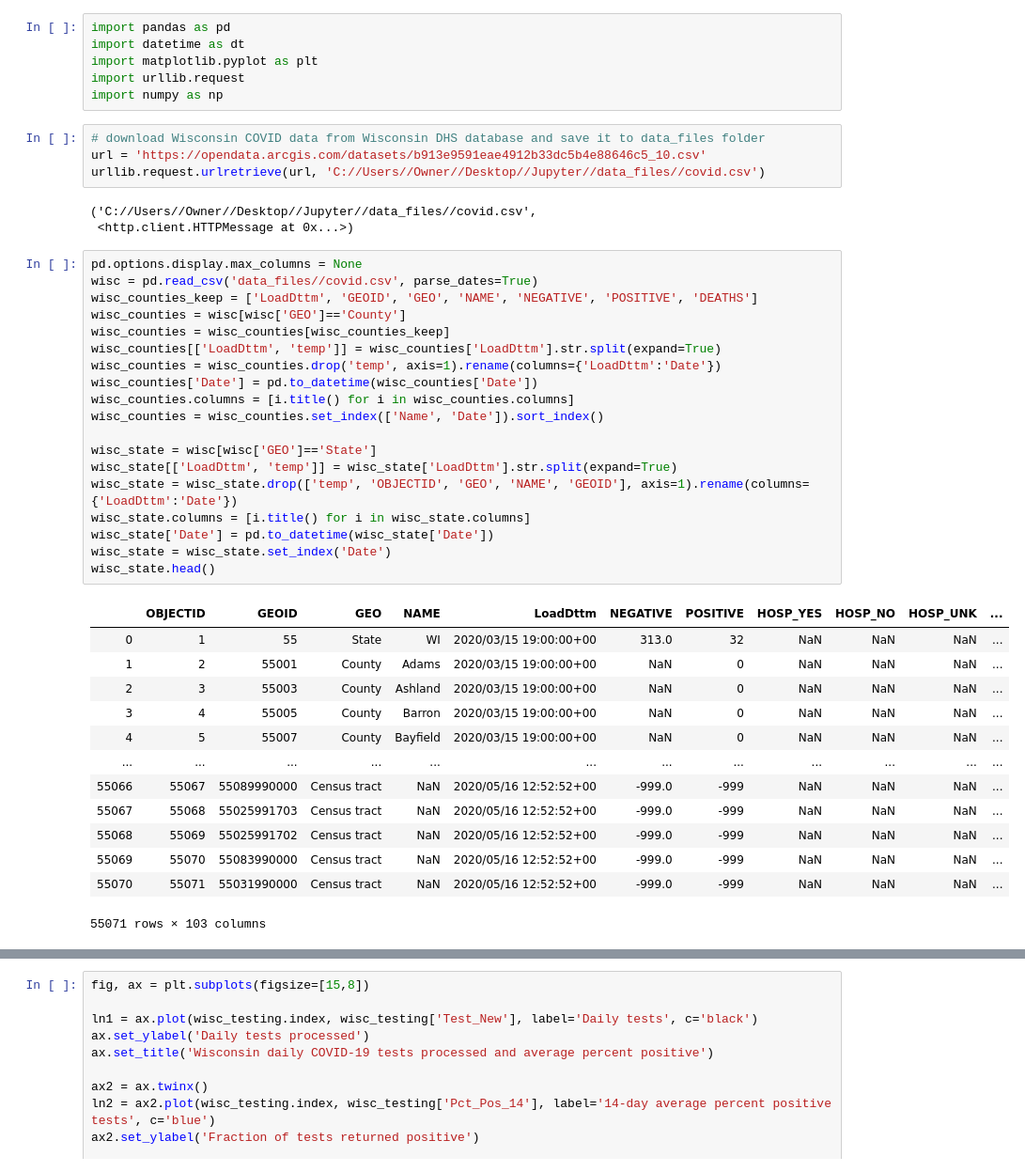
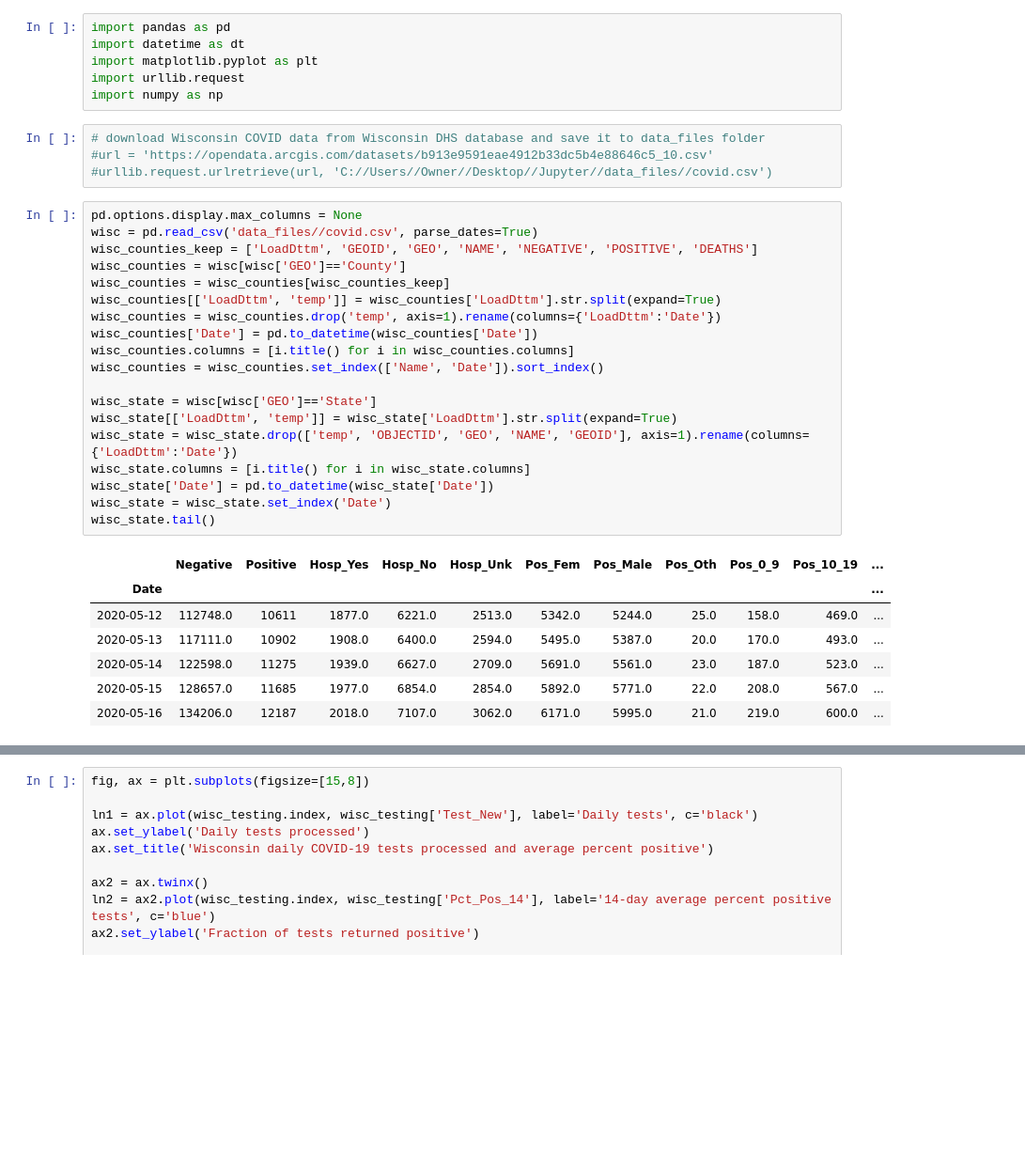
Before and after one commit to jacksonrhelf/data-projects, a Jupyter notebook: Wisconsin COVID/Covid.ipynb, the cells around one changed output, grey strips where cells are left out. Shown at 94% size. Cells and saved outputs as stored; diff of their text form; blank space fills up the shorter version.

```diff
--- a/Wisconsin COVID/Covid.ipynb
+++ b/Wisconsin COVID/Covid.ipynb
@@ -6,44 +6,35 @@ import urllib.request
 import numpy as np
 # %%
 # download Wisconsin COVID data from Wisconsin DHS database and save it to data_files folder
-url = 'https://opendata.arcgis.com/datasets/b913e9591eae4912b33dc5b4e88646c5_10.csv'
-urllib.request.urlretrieve(url, 'C://Users//Owner//Desktop//Jupyter//data_files//covid.csv')
+#url = 'https://opendata.arcgis.com/datasets/b913e9591eae4912b33dc5b4e88646c5_10.csv'
+#urllib.request.urlretrieve(url, 'C://Users//Owner//Desktop//Jupyter//data_files//covid.csv')
-# %% [output]
-('C://Users//Owner//Desktop//Jupyter//data_files//covid.csv',
- <http.client.HTTPMessage at 0x...>)
 # %%
 pd.options.display.max_columns = None
 wisc = pd.read_csv('data_files//covid.csv', parse_dates=True)
 wisc_counties_keep = ['LoadDttm', 'GEOID', 'GEO', 'NAME', 'NEGATIVE', 'POSITIVE', 'DEATHS']
 wisc_counties = wisc[wisc['GEO']=='County']
 wisc_counties = wisc_counties[wisc_counties_keep]
 wisc_counties[['LoadDttm', 'temp']] = wisc_counties['LoadDttm'].str.split(expand=True)
 wisc_counties = wisc_counties.drop('temp', axis=1).rename(columns={'LoadDttm':'Date'})
 wisc_counties['Date'] = pd.to_datetime(wisc_counties['Date'])
 wisc_counties.columns = [i.title() for i in wisc_counties.columns]
 wisc_counties = wisc_counties.set_index(['Name', 'Date']).sort_index()
 
 wisc_state = wisc[wisc['GEO']=='State']
 wisc_state[['LoadDttm', 'temp']] = wisc_state['LoadDttm'].str.split(expand=True)
 wisc_state = wisc_state.drop(['temp', 'OBJECTID', 'GEO', 'NAME', 'GEOID'], axis=1).rename(columns={'LoadDttm':'Date'})
 wisc_state.columns = [i.title() for i in wisc_state.columns]
 wisc_state['Date'] = pd.to_datetime(wisc_state['Date'])
 wisc_state = wisc_state.set_index('Date')
-wisc_state.head()
+wisc_state.tail()
 # %% [output]
-|  | OBJECTID | GEOID | GEO | NAME | LoadDttm | NEGATIVE | POSITIVE | HOSP_YES | HOSP_NO | HOSP_UNK | ... |
-| 0 | 1 | 55 | State | WI | 2020/03/15 19:00:00+00 | 313.0 | 32 | NaN | NaN | NaN | ... |
-| 1 | 2 | 55001 | County | Adams | 2020/03/15 19:00:00+00 | NaN | 0 | NaN | NaN | NaN | ... |
-| 2 | 3 | 55003 | County | Ashland | 2020/03/15 19:00:00+00 | NaN | 0 | NaN | NaN | NaN | ... |
-| 3 | 4 | 55005 | County | Barron | 2020/03/15 19:00:00+00 | NaN | 0 | NaN | NaN | NaN | ... |
-| 4 | 5 | 55007 | County | Bayfield | 2020/03/15 19:00:00+00 | NaN | 0 | NaN | NaN | NaN | ... |
-| ... | ... | ... | ... | ... | ... | ... | ... | ... | ... | ... | ... |
-| 55066 | 55067 | 55089990000 | Census tract | NaN | 2020/05/16 12:52:52+00 | -999.0 | -999 | NaN | NaN | NaN | ... |
-| 55067 | 55068 | 55025991703 | Census tract | NaN | 2020/05/16 12:52:52+00 | -999.0 | -999 | NaN | NaN | NaN | ... |
-| 55068 | 55069 | 55025991702 | Census tract | NaN | 2020/05/16 12:52:52+00 | -999.0 | -999 | NaN | NaN | NaN | ... |
-| 55069 | 55070 | 55083990000 | Census tract | NaN | 2020/05/16 12:52:52+00 | -999.0 | -999 | NaN | NaN | NaN | ... |
-| 55070 | 55071 | 55031990000 | Census tract | NaN | 2020/05/16 12:52:52+00 | -999.0 | -999 | NaN | NaN | NaN | ... |
+|  | Negative | Positive | Hosp_Yes | Hosp_No | Hosp_Unk | Pos_Fem | Pos_Male | Pos_Oth | Pos_0_9 | Pos_10_19 | ... |
+| Date |  |  |  |  |  |  |  |  |  |  | ... |
+| 2020-05-12 | 112748.0 | 10611 | 1877.0 | 6221.0 | 2513.0 | 5342.0 | 5244.0 | 25.0 | 158.0 | 469.0 | ... |
+| 2020-05-13 | 117111.0 | 10902 | 1908.0 | 6400.0 | 2594.0 | 5495.0 | 5387.0 | 20.0 | 170.0 | 493.0 | ... |
+| 2020-05-14 | 122598.0 | 11275 | 1939.0 | 6627.0 | 2709.0 | 5691.0 | 5561.0 | 23.0 | 187.0 | 523.0 | ... |
+| 2020-05-15 | 128657.0 | 11685 | 1977.0 | 6854.0 | 2854.0 | 5892.0 | 5771.0 | 22.0 | 208.0 | 567.0 | ... |
+| 2020-05-16 | 134206.0 | 12187 | 2018.0 | 7107.0 | 3062.0 | 6171.0 | 5995.0 | 21.0 | 219.0 | 600.0 | ... |
-55071 rows × 103 columns
 # %%
 fig, ax = plt.subplots(figsize=[15,8])
 
```
Also changed, not shown: parts of 11 cells of this notebook.
